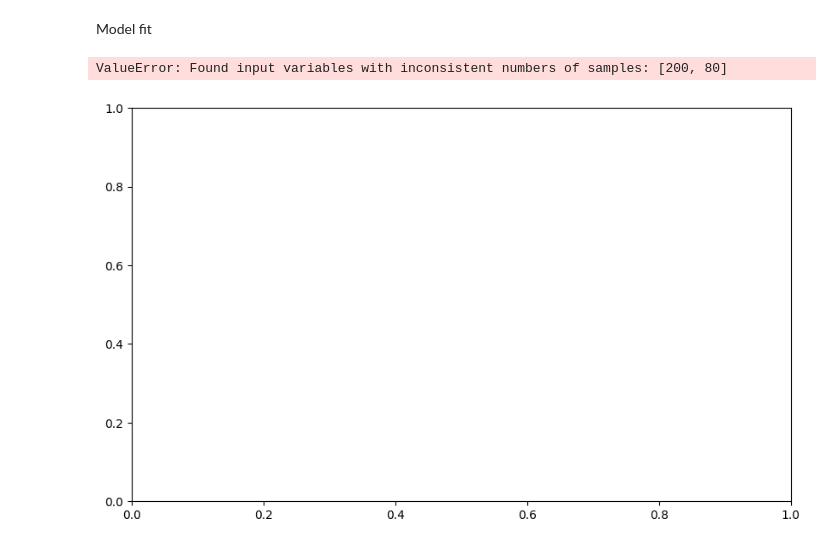
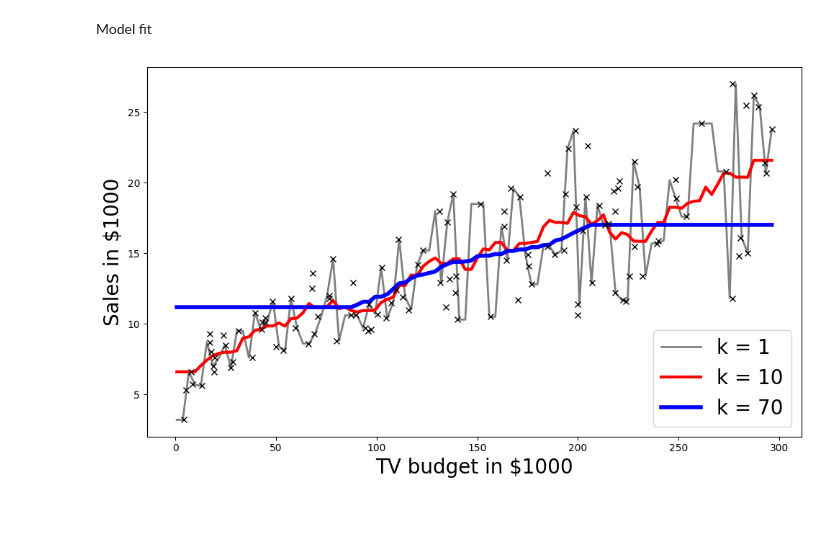
Before and after one commit to davidegarr/CS109x, a Jupyter notebook: 01_Linear_Regression/03_finding_best_k_kNN_regression.ipynb, the cells around one changed output. Drawn from its saved outputs; the diff is of its cells as text; code cells hidden in the pictures; blank space fills up the shorter version.

```diff
--- a/01_Linear_Regression/03_finding_best_k_kNN_regression.ipynb
+++ b/01_Linear_Regression/03_finding_best_k_kNN_regression.ipynb
@@ -83,34 +83,33 @@ j=0
 for k_value in k_list:
 
     # Create a KNN Regression model for the current k
     model = KNeighborsRegressor(n_neighbors=int(k_value))
 
     # Fit the model on the train data
     model.fit(x_train,y_train)
 
     # Use the trained model to predict on the test data
     y_pred = model.predict(x_test)
 
     # Calculate the MSE of the test data predictions
-    MSE = mean_squared_error(y,y_pred)
+    MSE = mean_squared_error(y_test,y_pred)
 
     # Store the MSE values of each k value in the dictionary
     knn_dict[k_value] = MSE
 
 
     # Helper code to plot the data and various kNN model predictions
     colors = ['grey','r','b']
     if k_value in [1,10,70]:
-        xvals = np.linspace(x.min(),x.max(),100)
+        xvals = np.linspace(x.min(),x.max(),100).reshape(-1,1)
         ypreds = model.predict(xvals)
         ax.plot(xvals, ypreds,'-',label = f'k = {int(k_value)}',linewidth=j+2,color = colors[j])
         j+=1
 
 ax.legend(loc='lower right',fontsize=20)
 ax.plot(x_train, y_train,'x',label='test',color='k')
 ax.set_xlabel('TV budget in $1000',fontsize=20)
 ax.set_ylabel('Sales in $1000',fontsize=20)
 plt.tight_layout()
 # %% [output]
-ValueError: Found input variables with inconsistent numbers of samples: [200, 80]
-[figure, old version]
+[figure, new version]
```
Also changed, not shown: parts of 9 cells of this notebook.
